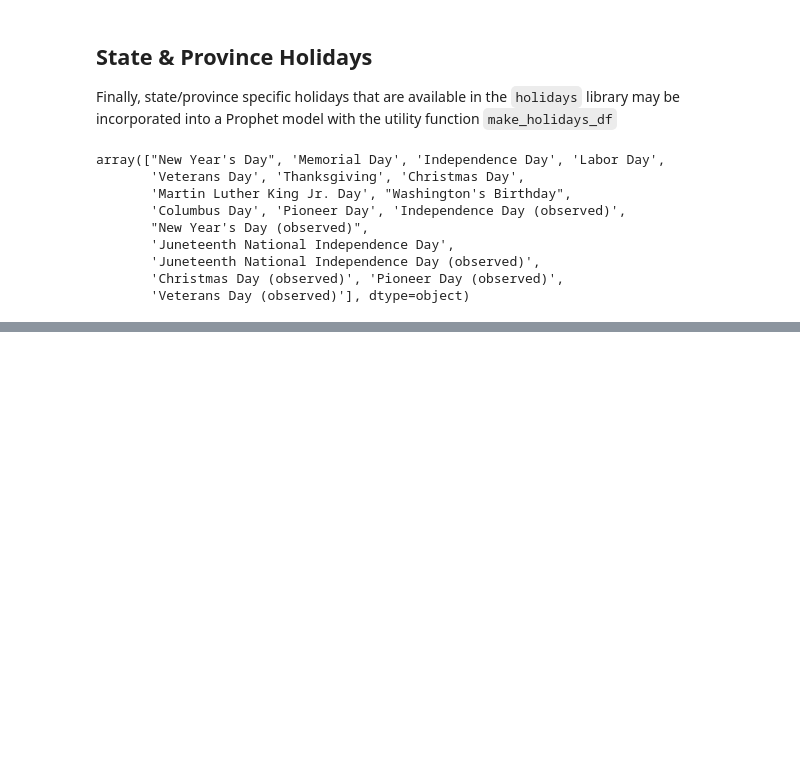
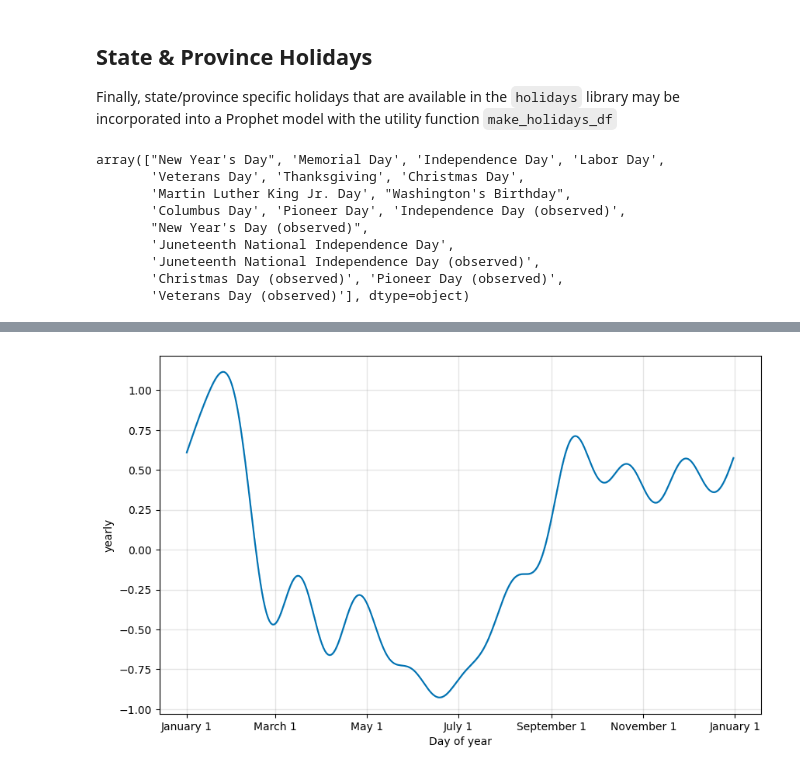
Before and after one commit to kdonavin/meta-prophet-guide, a Jupyter notebook: prophet.ipynb, the cells around one changed output, grey strips where cells are left out. Cells and saved outputs as stored; diff of their text form; code cells hidden in the pictures; blank space fills up the shorter version.

```diff
--- a/prophet.ipynb
+++ b/prophet.ipynb
@@ -352,0 +346,5 @@ array(["New Year's Day", 'Memorial Day', 'Independence Day', 'Labor Day',
+# %%
+from prophet.plot import plot_yearly
+m = Prophet().fit(man_df)
+a = plot_yearly(m)
+# %% [output]
@@ -352,0 +353 @@ array(["New Year's Day", 'Memorial Day', 'Independence Day', 'Labor Day',
+[figure, added]
```
Also changed, not shown: parts of 8 cells of this notebook.
